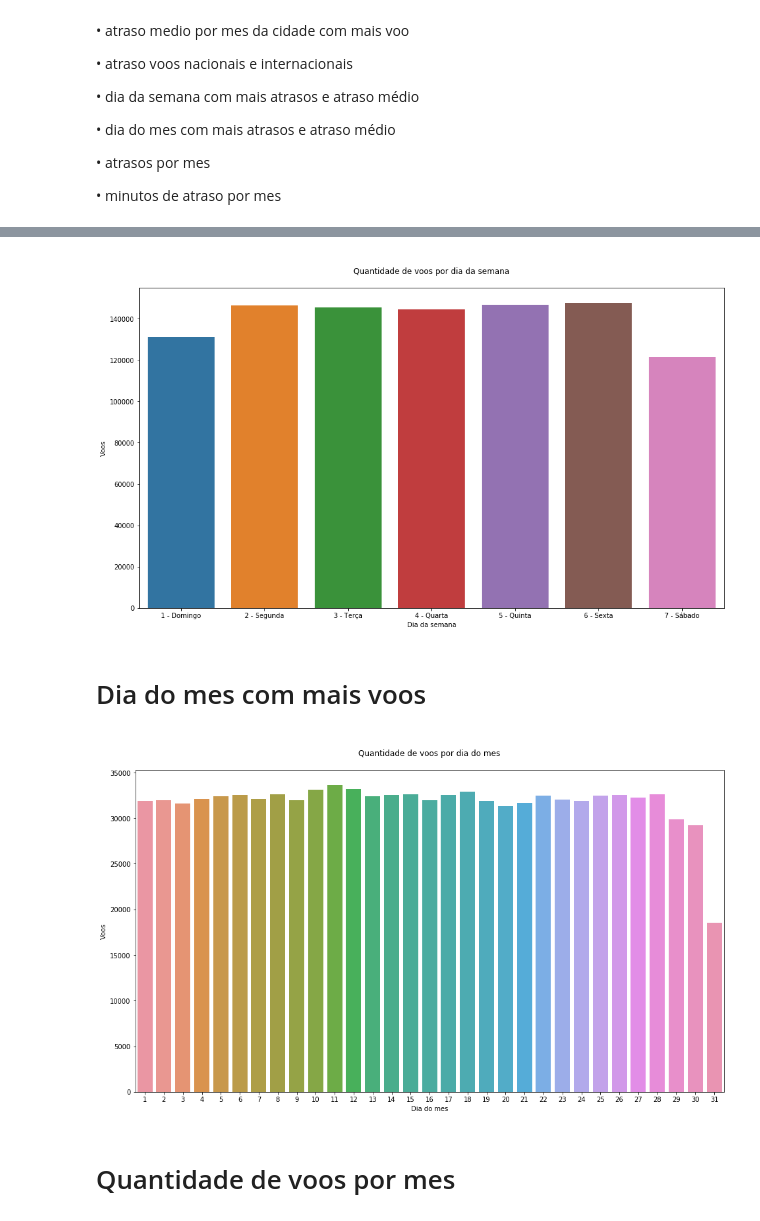
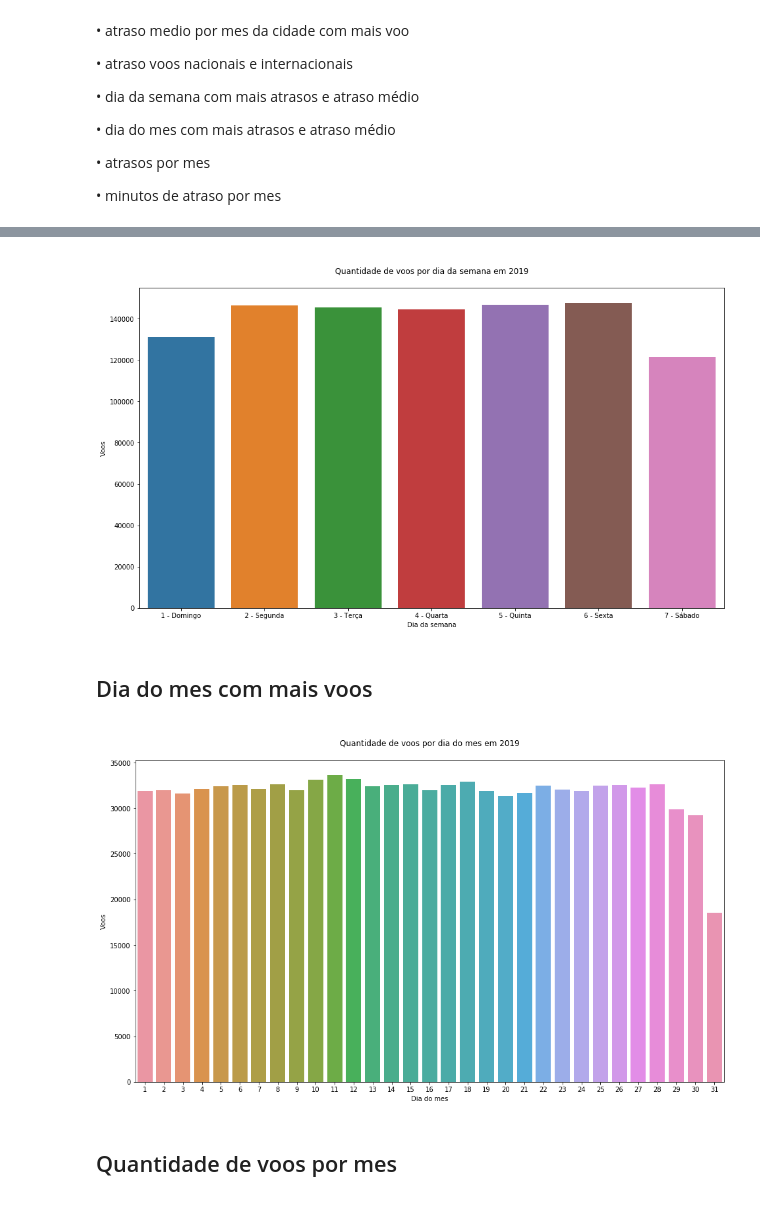
Before and after one commit to matheuslavado/flights-brazil, a Jupyter notebook: flights_brazil_analysis.ipynb, the cells around one changed output, grey strips where cells are left out. Saved outputs shown, nothing was run; the diff lists cells and outputs as text; code cells hidden in the pictures.

```diff
--- a/flights_brazil_analysis.ipynb
+++ b/flights_brazil_analysis.ipynb
@@ -108,16 +113,16 @@ display(conttipo)
 # %%
 partida = data[['dia_semana','dia']].groupby('dia_semana').count().reset_index()
 
 fig, ax = plt.subplots(figsize = (16, 9))
 
 sns.barplot(x = 'dia_semana', y = 'dia', data = partida, ax = ax)
 ax.set_xlabel('Dia da semana')
 ax.set_ylabel('Voos')
-ax.set_title('\nQuantidade de voos por dia da semana\n');
+ax.set_title('\nQuantidade de voos por dia da semana em 2019\n');
 # %% [output]
-[figure, old version]
+[figure, new version]
 # %% [markdown]
-# Dia do mes com mais voos
+## Dia do mes com mais voos
 # %%
 partida = data[['dia','mes']].groupby('dia').count().reset_index()
 partida['dia'] = partida['dia'].astype('int64')
@@ -126,11 +131,11 @@ fig, ax = plt.subplots(figsize = (16, 9))
 sns.barplot(x = 'dia', y = 'mes', data = partida, ax = ax)
 ax.set_xlabel('Dia do mes')
 ax.set_ylabel('Voos')
-ax.set_title('\nQuantidade de voos por dia do mes\n');
+ax.set_title('\nQuantidade de voos por dia do mes em 2019\n');
 # %% [output]
-[figure, old version]
+[figure, new version]
 # %% [markdown]
-# Quantidade de voos por mes
+## Quantidade de voos por mes
 # %%
 partida = data[['mes','dia']].groupby('mes').count().reset_index()
 
```
Also changed, not shown: parts of 30 cells of this notebook.
